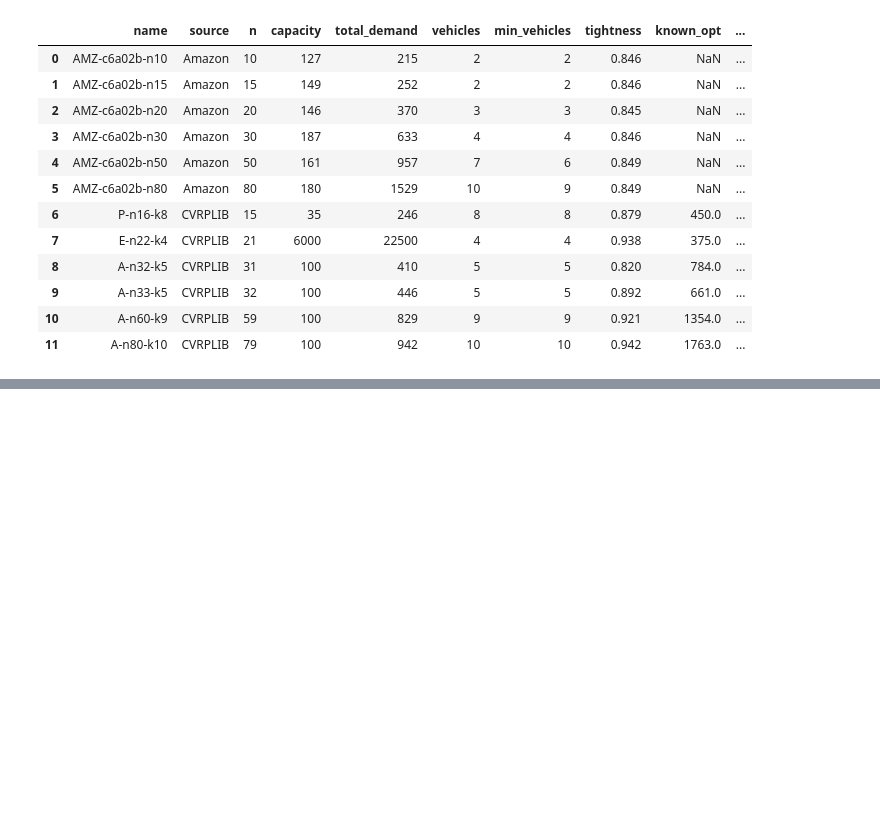
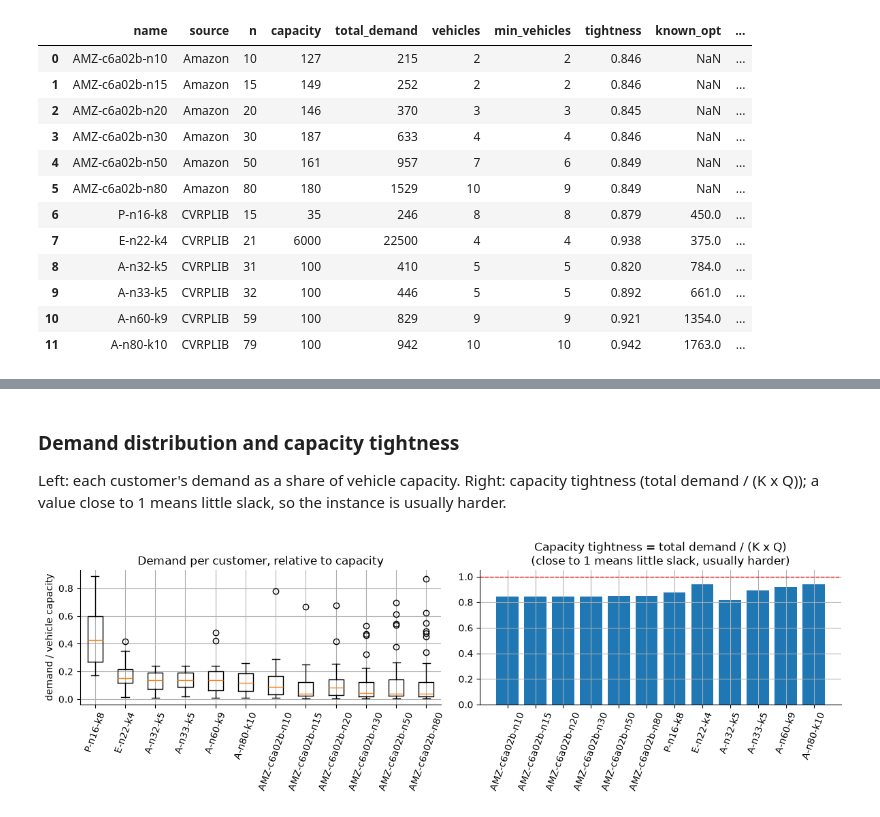
Before and after one commit to Ishara-Mee/IT-5082-OM-Assignment, a Jupyter notebook: IT-5082-OM- CVRP Optimization.ipynb, the cells around one changed output, grey strips where cells are left out. Cells and saved outputs as stored; diff of their text form; code cells hidden in the pictures; blank space fills up the shorter version.

```diff
--- a/IT-5082-OM- CVRP Optimization.ipynb
+++ b/IT-5082-OM- CVRP Optimization.ipynb
@@ -205,7 +205,7 @@ for inst in instances:
 by_name = {i["name"]: i for i in instances}      # quick lookup by name
 SMOKE = by_name["P-n16-k8"]                      # small instance used for quick demos and checks
 
-reg = registry(instances)           # summary table (Table 1 in the report)
+reg = instance_summary(instances)           # summary table (Table 1 in the report)
 print(f"{len(instances)} instances validated and saved to {INST}/")
 reg
 # %% [output]
@@ -226,0 +250,16 @@ found 6 instance files in data/raw/
+# %% [markdown]
+### Demand distribution and capacity tightness
+Left: each customer's demand as a share of vehicle capacity. Right: capacity tightness (total demand / (K x Q)); a value close to 1 means little slack, so the instance is usually harder.
+# %%
+fig, axs = plt.subplots(1, 2, figsize=(12, 4))
+data = [np.asarray(i["demand"][1:]) / i["capacity"] for i in instances]
+axs[0].boxplot(data); axs[0].set_xticks(range(1, len(instances) + 1)); axs[0].set_xticklabels([i["name"] for i in instances])
+axs[0].set_ylabel("demand / vehicle capacity"); axs[0].set_title("Demand per customer, relative to capacity")
+axs[0].tick_params(axis="x", rotation=70)
+t = reg.set_index("name")["tightness"]
+axs[1].bar(range(len(t)), t.values); axs[1].set_xticks(range(len(t))); axs[1].set_xticklabels(t.index, rotation=70)
+axs[1].axhline(1, color="r", ls="--", lw=1); axs[1].set_ylim(0, 1.05)
+axs[1].set_title("Capacity tightness = total demand / (K x Q)\n(close to 1 means little slack, usually harder)")
+plt.tight_layout(); plt.savefig(FIG / "2_2_demand_tightness.png", dpi=150); plt.show()
+# %% [output]
+[figure, added]
```
Also changed, not shown: parts of 7 cells of this notebook, 3 other files.
